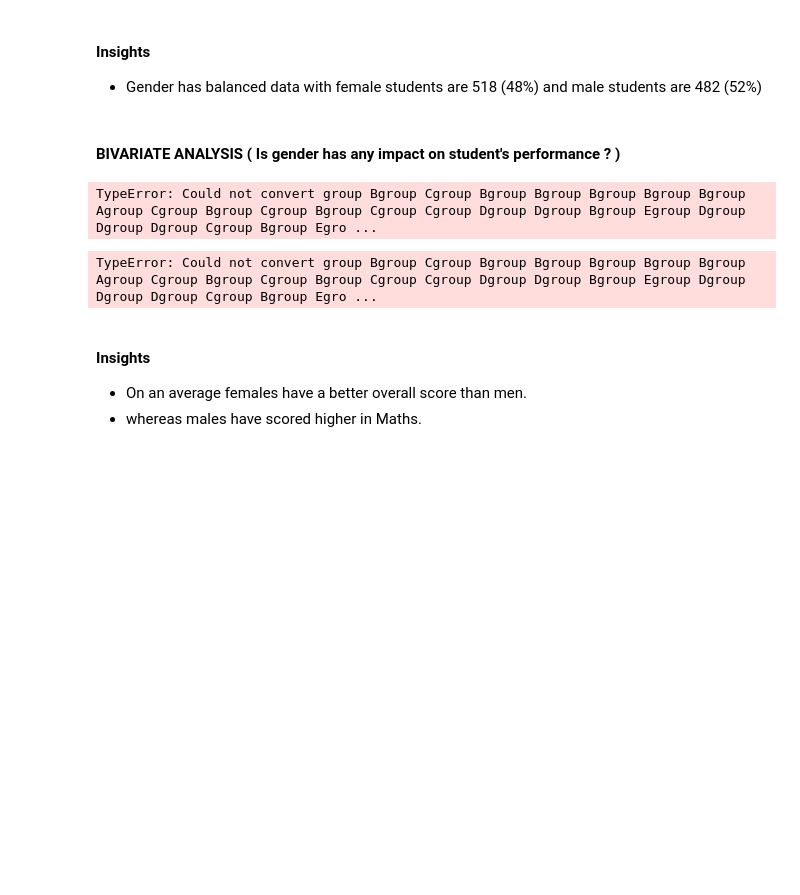
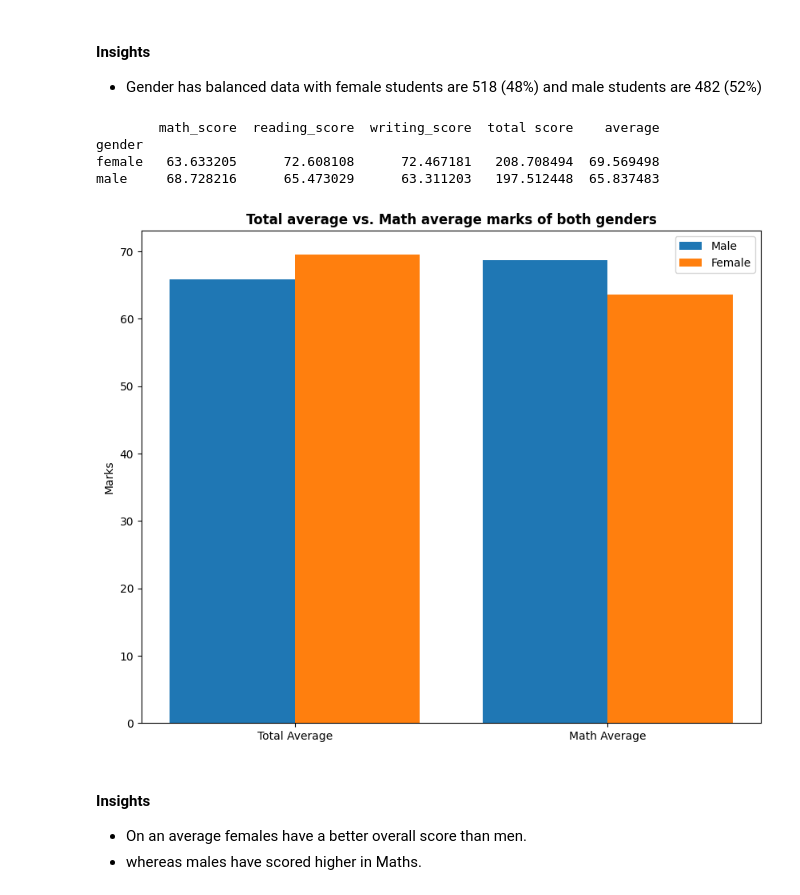
Before and after one commit to zehowrld/MLproject, a Jupyter notebook: notebook/1 . EDA STUDENT PERFORMANCE .ipynb, the cells around one changed output. Cells and saved outputs as stored; diff of their text form; code cells hidden in the pictures; blank space fills up the shorter version.

```diff
--- a/notebook/1 . EDA STUDENT PERFORMANCE .ipynb
+++ b/notebook/1 . EDA STUDENT PERFORMANCE .ipynb
@@ -425,5 +425,3 @@ plt.show()
 # %% [markdown]
 #### Insights
 - Gender has balanced data with female students are 518 (48%) and male students are 482 (52%)
-# %% [markdown]
-#### BIVARIATE ANALYSIS ( Is gender has any impact on student's performance ? )
@@ -430,29 +431,43 @@ plt.show()
+# %%
+numeric_cols = ['math_score', 'reading_score', 'writing_score', 'total score', 'average']
+non_numeric_values = df[numeric_cols].apply(lambda x: pd.to_numeric(x, errors='coerce')).isna().any()
+
+if non_numeric_values.any():
+    print("There are non-numeric values in the columns. Please ensure all values are numeric.")
+else:
+    # Group by gender and calculate mean
+    gender_group = df.groupby('gender')[numeric_cols].mean()
+    print(gender_group)
+# %% [output]
+        math_score  reading_score  writing_score  total score    average
+gender
+female   63.633205      72.608108      72.467181   208.708494  69.569498
+male     68.728216      65.473029      63.311203   197.512448  65.837483
 # %%
-gender_group = df.groupby('gender').mean()
-gender_group
+
+
+Total_Average = df['average'].mean()
+Math_Average = df['math_score'].mean()
+
+plt.figure(figsize=(10, 8))
+
+X = ['Total Average', 'Math Average']
+
+female_scores = [gender_group['average'][0], gender_group['math_score'][0]]
+male_scores = [gender_group['average'][1], gender_group['math_score'][1]]
+
+X_axis = np.arange(len(X))
+
+plt.bar(X_axis - 0.2, male_scores, 0.4, label='Male')
+plt.bar(X_axis + 0.2, female_scores, 0.4, label='Female')
+
+plt.xticks(X_axis, X)
+plt.ylabel("Marks")
+plt.title("Total average vs. Math average marks of both genders", fontweight='bold')
+plt.legend()
+plt.show()
 # %% [output]
-TypeError: Could not convert group Bgroup Cgroup Bgroup Bgroup Bgroup Bgroup Bgroup Agroup Cgroup Bgroup Cgroup Bgroup Cgroup Cgroup Dgroup Dgroup Bgroup Egroup Dgroup Dgroup Dgroup Cgroup Bgroup Egro ...
+[figure, added]
-# %%
-plt.figure(figsize=(10, 8))
-
-X = ['Total Average','Math Average']
-
-
-female_scores = [gender_group['average'][0], gender_group['math score'][0]]
-male_scores = [gender_group['average'][1], gender_group['math score'][1]]
-
-X_axis = np.arange(len(X))
-
-plt.bar(X_axis - 0.2, male_scores, 0.4, label = 'Male')
-plt.bar(X_axis + 0.2, female_scores, 0.4, label = 'Female')
-
-plt.xticks(X_axis, X)
-plt.ylabel("Marks")
-plt.title("Total average v/s Math average marks of both the genders", fontweight='bold')
-plt.legend()
-plt.show()
-# %% [output]
-TypeError: Could not convert group Bgroup Cgroup Bgroup Bgroup Bgroup Bgroup Bgroup Agroup Cgroup Bgroup Cgroup Bgroup Cgroup Cgroup Dgroup Dgroup Bgroup Egroup Dgroup Dgroup Dgroup Cgroup Bgroup Egro ...
 # %% [markdown]
 #### Insights
 - On an average females have a better overall score than men.
```
Also changed, not shown: parts of 3 cells of this notebook, 2 other files.
